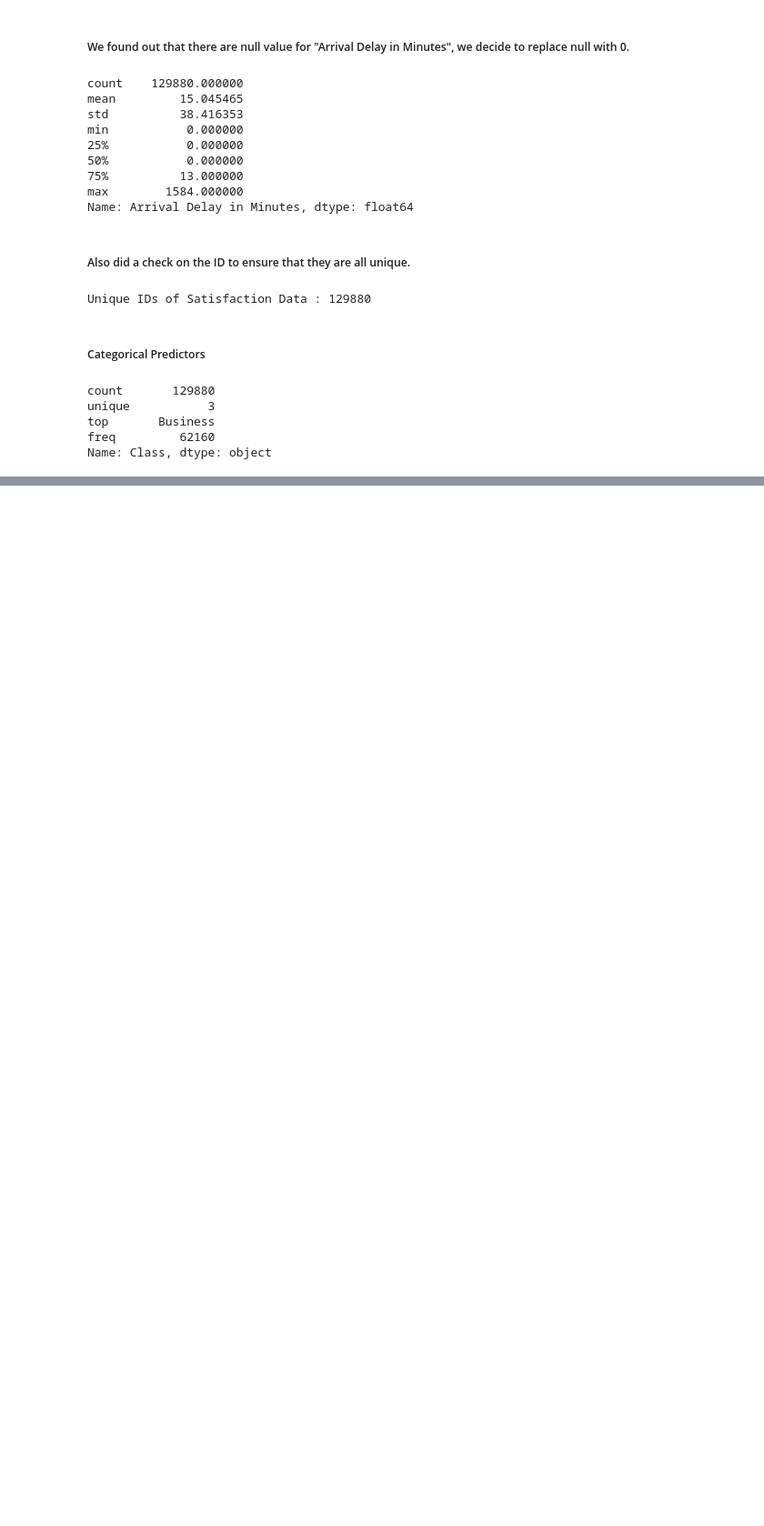
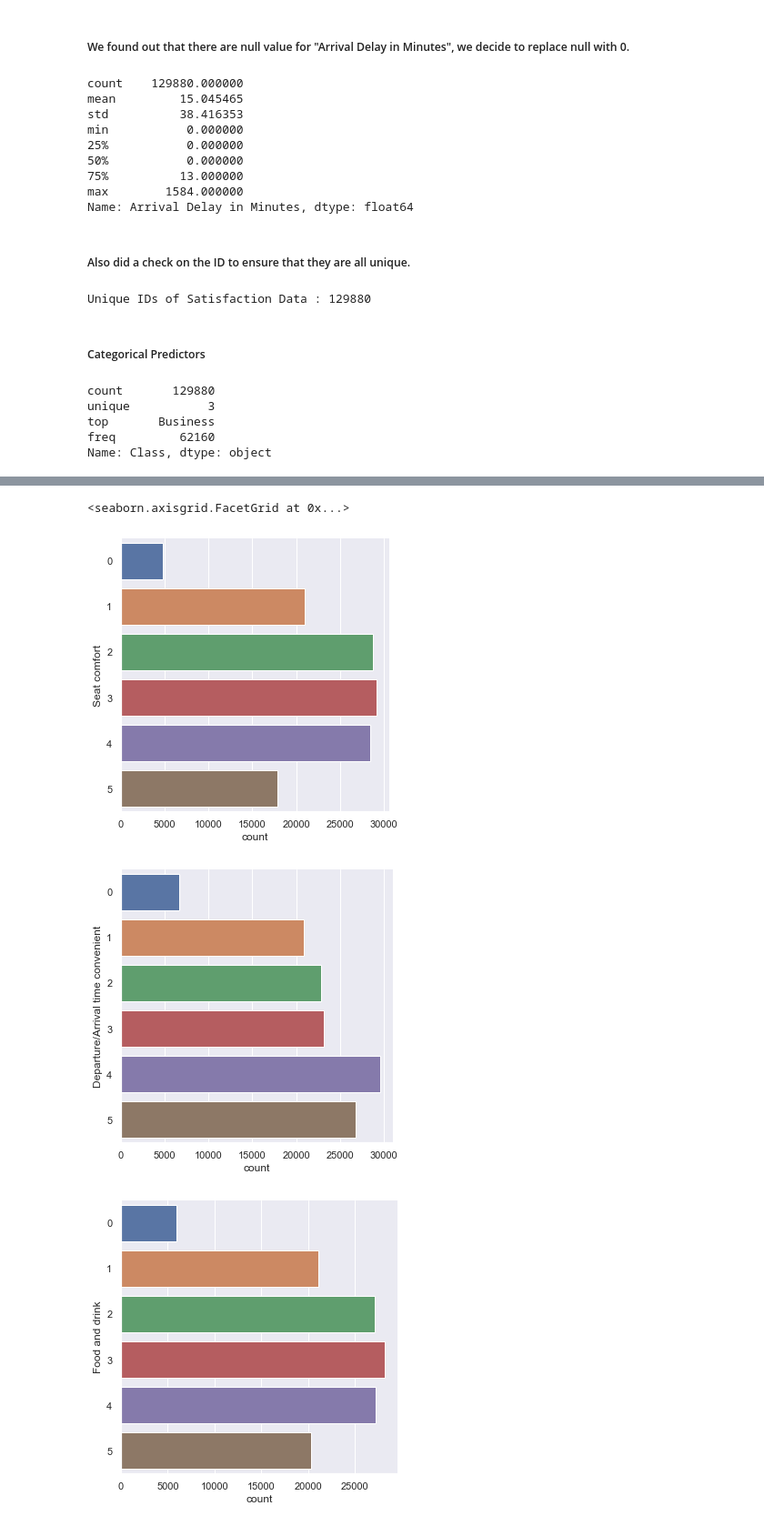
Before and after one commit to Aaronre1/USAirlineSatisfaction_SC1005_miniproject, a Jupyter notebook: test.ipynb, the cells around one changed output, grey strips where cells are left out. Shown at 91% size. Drawn from its saved outputs; the diff is of its cells as text; code cells hidden in the pictures; blank space fills up the shorter version.

```diff
--- a/test.ipynb
+++ b/test.ipynb
@@ -135,0 +155,19 @@ Name: Class, dtype: object
+# %%
+# list of columns ['Seat comfort','Departure/Arrival time convenient','Food and drink',
+#'Inflight wifi service','Inflight entertainment','On-board service','Leg room service',
+#'Checkin service','Cleanliness']
+
+sb.catplot(y = 'Seat comfort', data = satisfactionData, kind = "count")
+sb.catplot(y = 'Departure/Arrival time convenient', data = satisfactionData, kind = "count")
+sb.catplot(y = 'Food and drink', data = satisfactionData, kind = "count")
+sb.catplot(y = 'Inflight wifi service', data = satisfactionData, kind = "count")
+sb.catplot(y = 'Inflight entertainment', data = satisfactionData, kind = "count")
+sb.catplot(y = 'On-board service', data = satisfactionData, kind = "count")
+sb.catplot(y = 'Leg room service', data = satisfactionData, kind = "count")
+sb.catplot(y = 'Checkin service', data = satisfactionData, kind = "count")
+sb.catplot(y = 'Cleanliness', data = satisfactionData, kind = "count")
+# %% [output]
+<seaborn.axisgrid.FacetGrid at 0x...>
+[figure, added]
+[figure, added]
+[figure, added]
```
Also changed, not shown: parts of 22 cells of this notebook, 1 other file.
